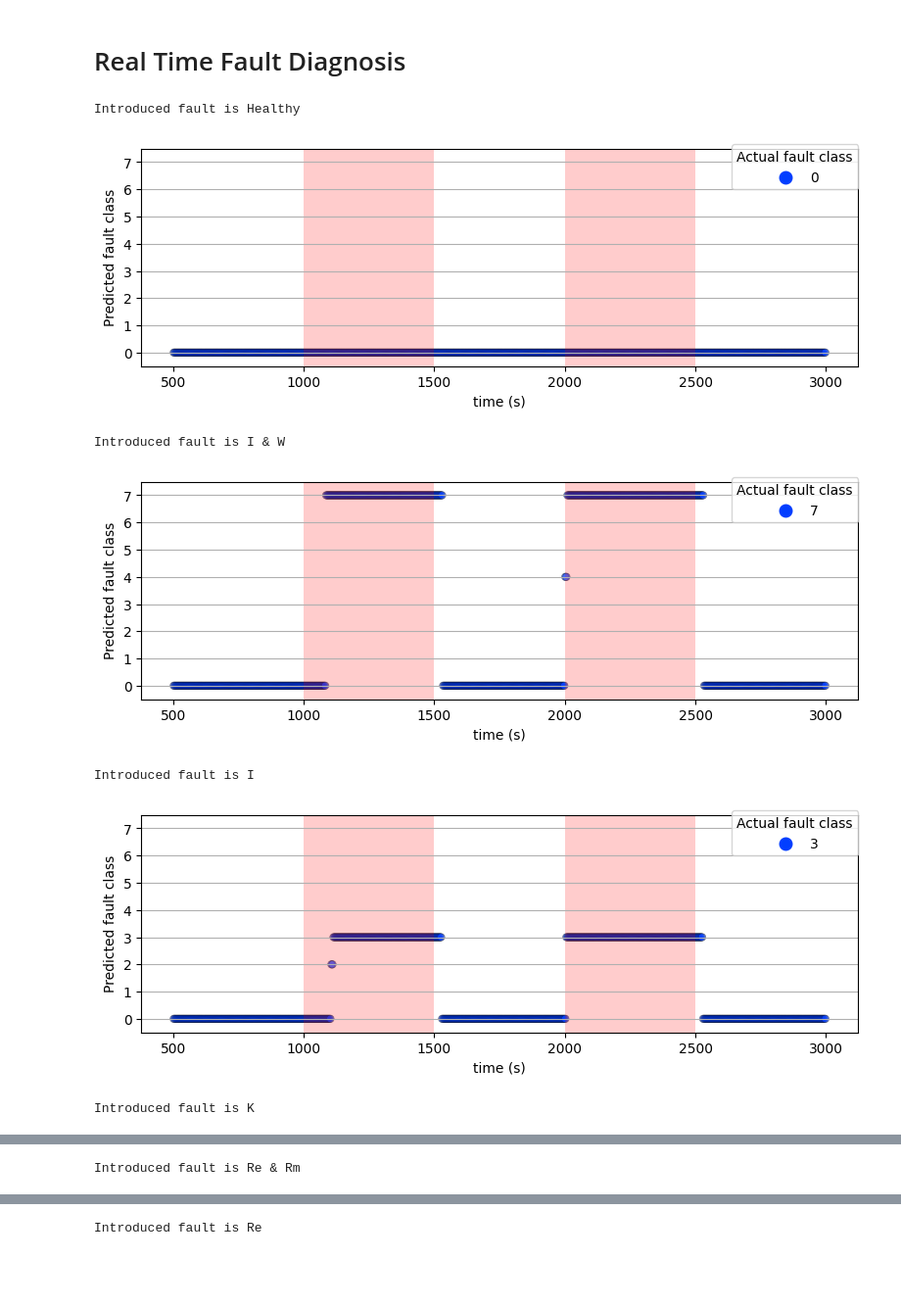
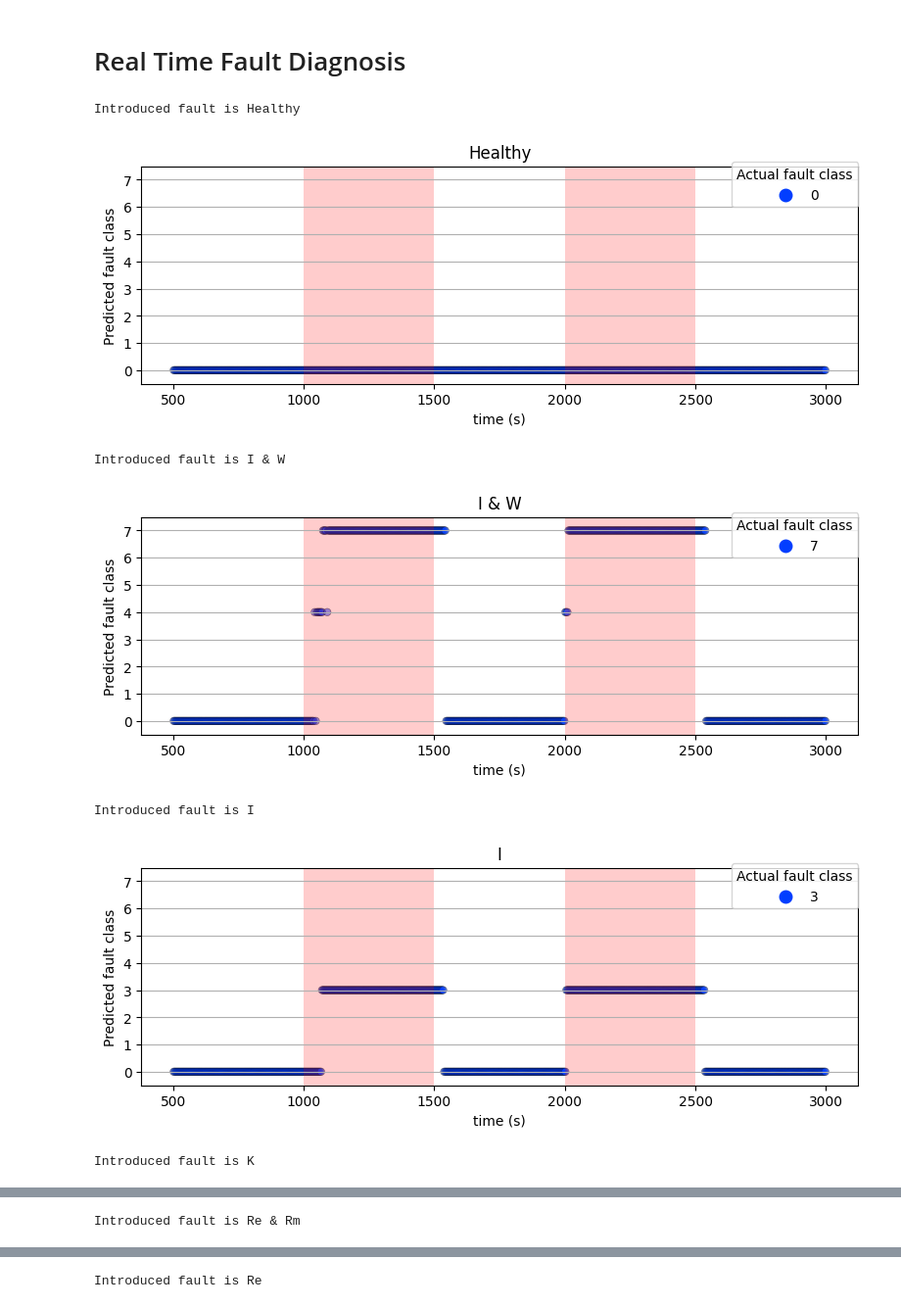
Before and after one commit to mohan696matlab/BG-CNN-for-DC-Motor-FDI, a Jupyter notebook: Part_2_CNN_Training_ARR_github.ipynb, the cells around one changed output, grey strips where cells are left out. Shown: that part at 98% size. Cells and saved outputs as stored; diff of their text form; code cells hidden in the pictures; blank space fills up the shorter version.

```diff
--- a/Part_2_CNN_Training_ARR_github.ipynb
+++ b/Part_2_CNN_Training_ARR_github.ipynb
@@ -124,8 +184,0 @@ cnn_model=CNN_model(encoder,X_train_sc)
-# %%
-cnn_model.fit(X_train_sc,
-            y_train_ohe,
-            epochs=200,
-            batch_size=32,
-            validation_data=(X_test_sc, y_test_ohe),
-            callbacks=[callback],
-            shuffle=False,verbose=1)
@@ -158,5 +197,15 @@ Train Sample = 200 , The F1 score is- 0.9779681509435696
 # %% [markdown]
 # Real Time Fault Diagnosis
 # %%
-fault_label_dict = {'Healthy':0, 'I':3, 'I & W':7, 'K':5, 'Re':1, 'Re & Rm':6, 'Rm':2, 'W':4}
+# Dictionary mapping fault labels to their corresponding numeric values
+fault_label_dict = {
+    'Healthy': 0,
+    'I': 3,
+    'I & W': 7,
+    'K': 5,
+    'Re': 1,
+    'Re & Rm': 6,
+    'Rm': 2,
+    'W': 4
+}
 # %%
@@ -206,15 +290,31 @@ def plot_online_FDI(y_pred_num,y_true_num,t1):
     # Display the plot
     plt.show()
 # %%
+file_name = ['Healthy_noise_02.csv',
+            'I & W_noise_02.csv',
+            'I_noise_02.csv',
+            'K_noise_02.csv',
+            'Re & Rm_noise_02.csv',
+            'Re_noise_02.csv',
+            'Rm_noise_02.csv',
+            'W_noise_02.csv']
+
 for f in file_name:
-    print(f"Introduced fault is {f[:-13]}")
-    y_pred_num,y_true_num,t1 = Predict_CNN(fault_file=f, cnn_model=cnn_model, scaler=scaler, encoder=encoder, WL=WL, S=S)
-    plot_online_FDI(y_pred_num,y_true_num,t1)
+    # Extract the fault type from the file name
+    fault_type = f[:-13]
+
+    print(f"Introduced fault is {fault_type}")
+
+    # Perform fault diagnosis using the CNN model
+    y_pred_num, y_true_num, t1 = Predict_CNN(fault_file=f, working_cond=40, cnn_model=cnn_model, scaler=scaler, encoder=encoder, WL=WL, S=S)
+
+    # Plot online fault detection and isolation results
+    plot_online_FDI(y_pred_num, y_true_num, t1,Title=fault_type)
 # %% [output]
 Introduced fault is Healthy
-[figure, old version]
+[figure, new version]
 Introduced fault is I & W
-[figure, old version]
+[figure, new version]
 Introduced fault is I
-[figure, old version]
+[figure, new version]
 Introduced fault is K
```
Also changed, not shown: parts of 12 cells of this notebook, 3 other files.
